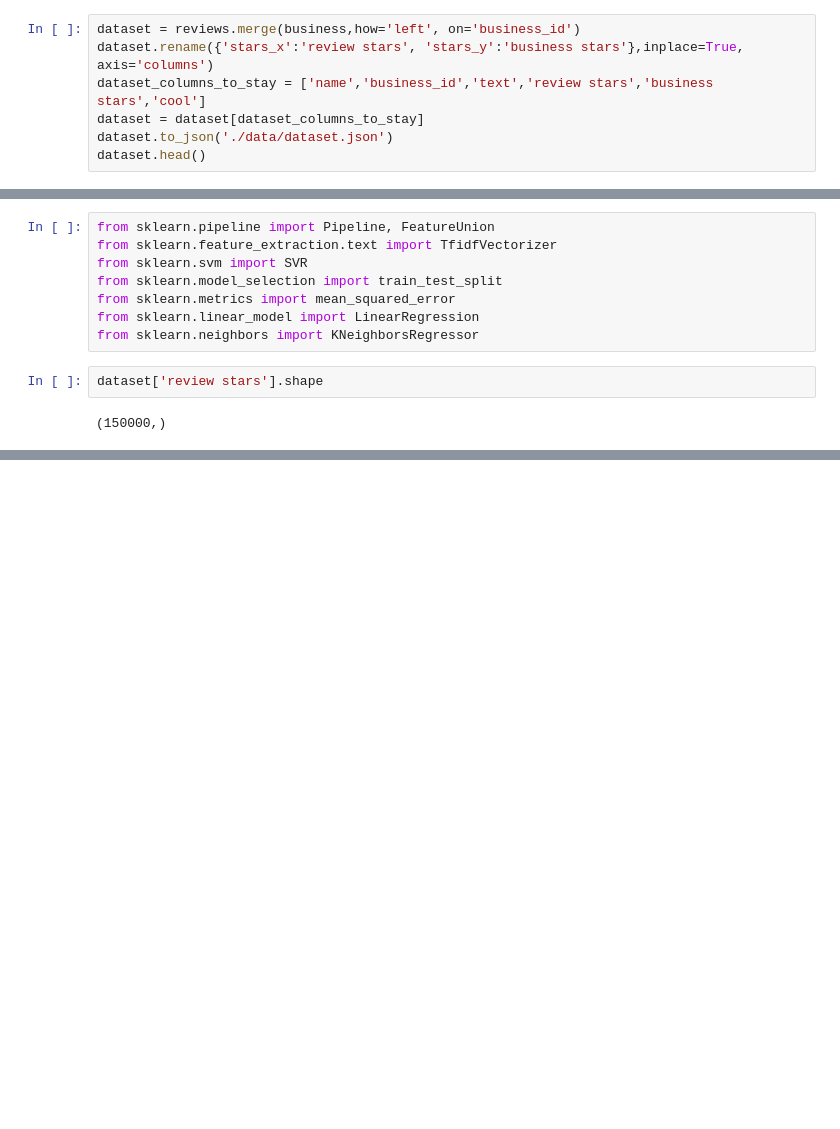
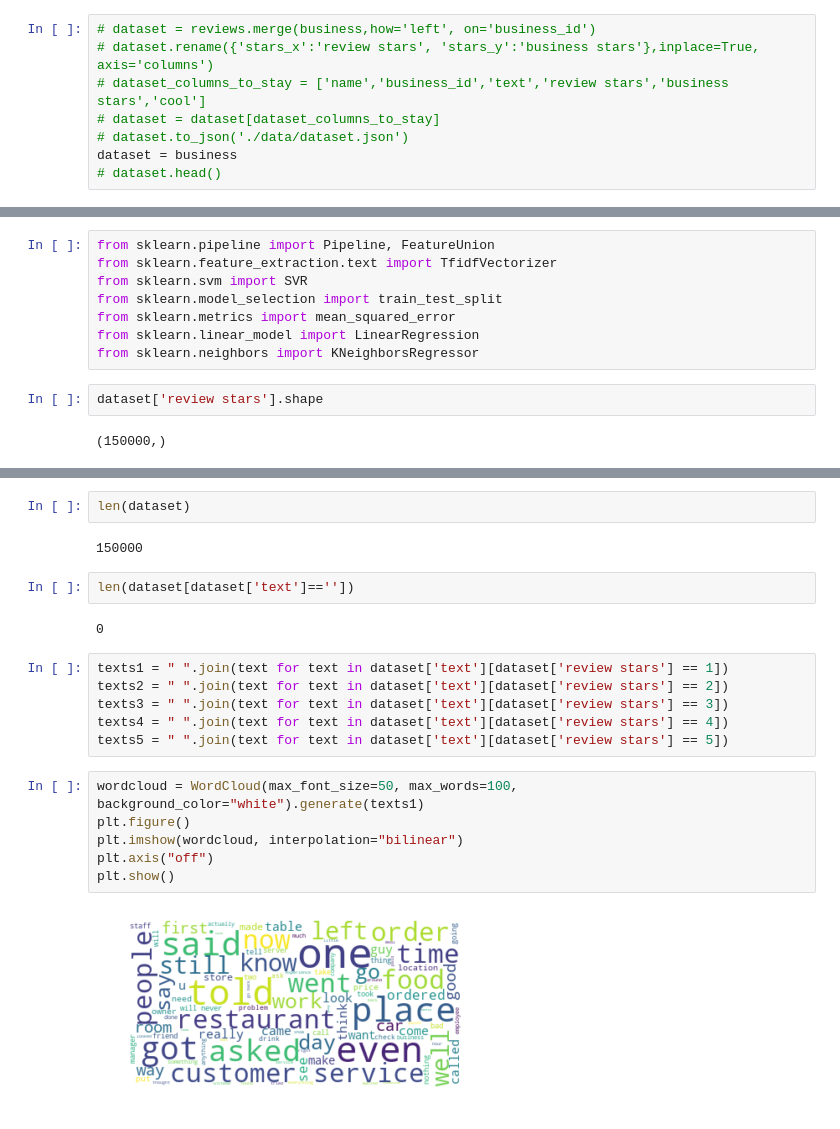
Before and after one commit to Aprendizado-de-Maquina-2018-2/trabalho3, a Jupyter notebook: Projeto 3 - Yelp Dataset.ipynb, the cells around one changed output, grey strips where cells are left out. Cells and saved outputs as stored; diff of their text form; blank space fills up the shorter version.

```diff
--- a/Projeto 3 - Yelp Dataset.ipynb
+++ b/Projeto 3 - Yelp Dataset.ipynb
@@ -26,7 +27,8 @@ business.head()
 # %%
-dataset = reviews.merge(business,how='left', on='business_id')
-dataset.rename({'stars_x':'review stars', 'stars_y':'business stars'},inplace=True, axis='columns')
-dataset_columns_to_stay = ['name','business_id','text','review stars','business stars','cool']
-dataset = dataset[dataset_columns_to_stay]
-dataset.to_json('./data/dataset.json')
-dataset.head()
+# dataset = reviews.merge(business,how='left', on='business_id')
+# dataset.rename({'stars_x':'review stars', 'stars_y':'business stars'},inplace=True, axis='columns')
+# dataset_columns_to_stay = ['name','business_id','text','review stars','business stars','cool']
+# dataset = dataset[dataset_columns_to_stay]
+# dataset.to_json('./data/dataset.json')
+dataset = business
+# dataset.head()
@@ -82,0 +75,22 @@ print(mean_squared_error(y_test,predict_knr))
+# %%
+len(dataset)
+# %% [output]
+150000
+# %%
+len(dataset[dataset['text']==''])
+# %% [output]
+0
+# %%
+texts1 = " ".join(text for text in dataset['text'][dataset['review stars'] == 1])
+texts2 = " ".join(text for text in dataset['text'][dataset['review stars'] == 2])
+texts3 = " ".join(text for text in dataset['text'][dataset['review stars'] == 3])
+texts4 = " ".join(text for text in dataset['text'][dataset['review stars'] == 4])
+texts5 = " ".join(text for text in dataset['text'][dataset['review stars'] == 5])
+# %%
+wordcloud = WordCloud(max_font_size=50, max_words=100, background_color="white").generate(texts1)
+plt.figure()
+plt.imshow(wordcloud, interpolation="bilinear")
+plt.axis("off")
+plt.show()
+# %% [output]
+[figure, added]
```
Also changed, not shown: parts of 11 cells of this notebook.
